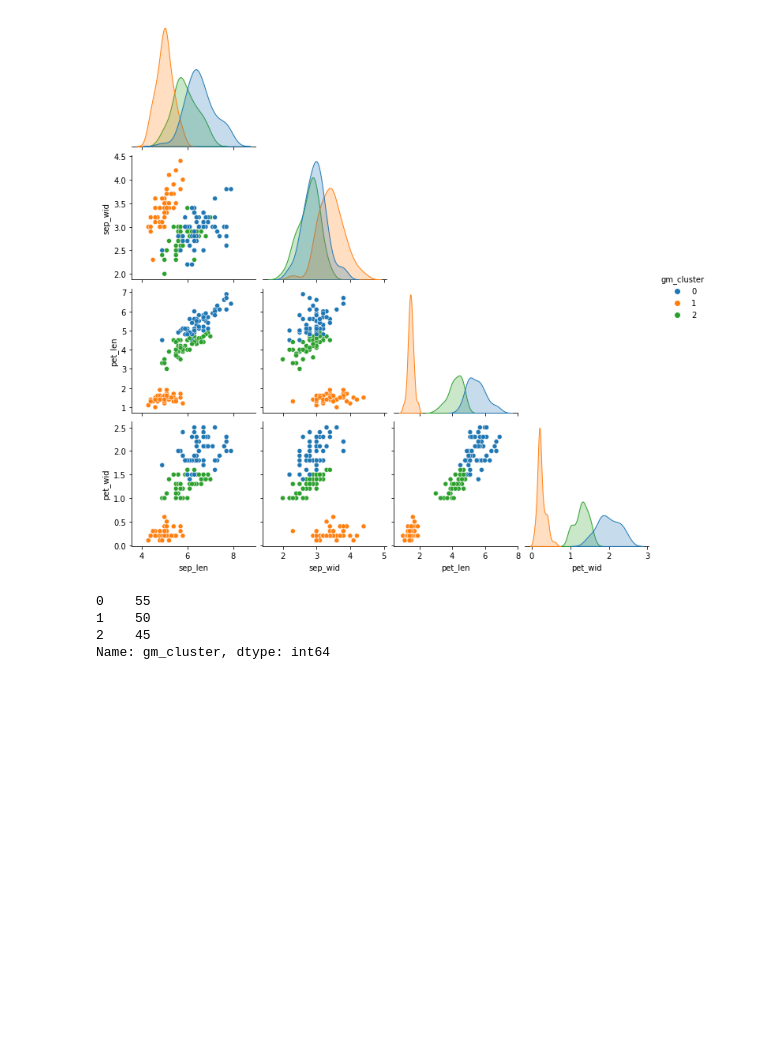
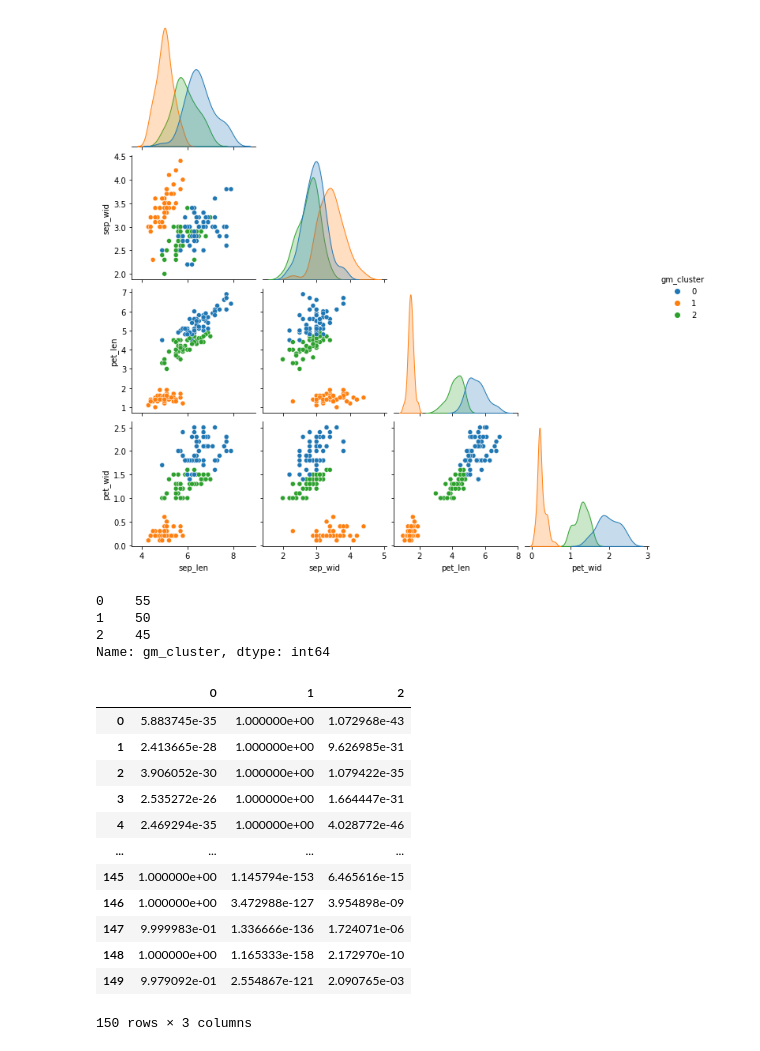
Before and after one commit to abakashi/dinamica_dex04_day05, a Jupyter notebook: Clustering_Marco.ipynb, the cells around one changed output. Cells and saved outputs as stored; diff of their text form; code cells hidden in the pictures; blank space fills up the shorter version.

```diff
--- a/Clustering_Marco.ipynb
+++ b/Clustering_Marco.ipynb
@@ -320,3 +320,21 @@ df['gm_cluster'].value_counts()
 1    50
 2    45
 Name: gm_cluster, dtype: int64
+# %%
+df_pgm = pd.DataFrame(gmc.predict_proba(StandardScaler().fit_transform(X)))
+# %%
+df_pgm
+# %% [output]
+|  | 0 | 1 | 2 |
+| 0 | 5.883745e-35 | 1.000000e+00 | 1.072968e-43 |
+| 1 | 2.413665e-28 | 1.000000e+00 | 9.626985e-31 |
+| 2 | 3.906052e-30 | 1.000000e+00 | 1.079422e-35 |
+| 3 | 2.535272e-26 | 1.000000e+00 | 1.664447e-31 |
+| 4 | 2.469294e-35 | 1.000000e+00 | 4.028772e-46 |
+| ... | ... | ... | ... |
+| 145 | 1.000000e+00 | 1.145794e-153 | 6.465616e-15 |
+| 146 | 1.000000e+00 | 3.472988e-127 | 3.954898e-09 |
+| 147 | 9.999983e-01 | 1.336666e-136 | 1.724071e-06 |
+| 148 | 1.000000e+00 | 1.165333e-158 | 2.172970e-10 |
+| 149 | 9.979092e-01 | 2.554867e-121 | 2.090765e-03 |
+150 rows × 3 columns
```
